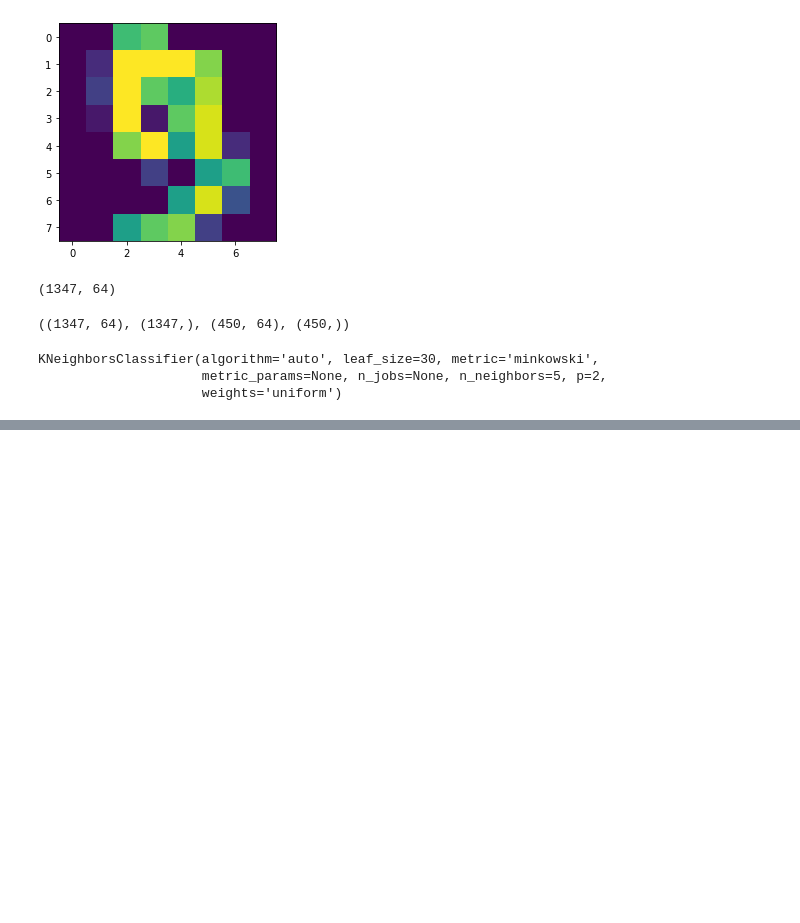
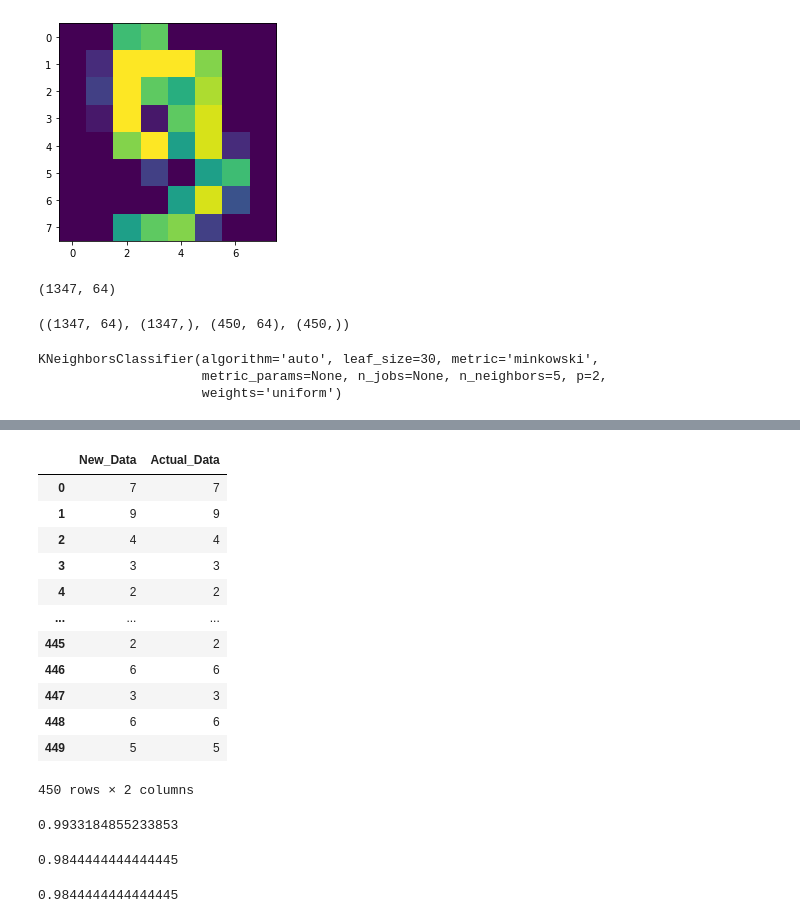
Before and after one commit to ajaykasturi/Data-Sets-For-Machine-Learnig-and-Data-Science, a Jupyter notebook: Untitled2.ipynb, the cells around one changed output, grey strips where cells are left out. Drawn from its saved outputs; the diff is of its cells as text; code cells hidden in the pictures; blank space fills up the shorter version.

```diff
--- a/Untitled2.ipynb
+++ b/Untitled2.ipynb
@@ -96,0 +92,3 @@ KNeighborsClassifier(algorithm='auto', leaf_size=30, metric='minkowski',
+# %%
+New=clf.predict(X_test)
+New
@@ -96,0 +113,26 @@ KNeighborsClassifier(algorithm='auto', leaf_size=30, metric='minkowski',
+# %%
+import pandas as pd
+pd.DataFrame({'New_Data':New,
+             "Actual_Data":Y_test})
+# %% [output]
+|  | New_Data | Actual_Data |
+| 0 | 7 | 7 |
+| 1 | 9 | 9 |
+| 2 | 4 | 4 |
+| 3 | 3 | 3 |
+| 4 | 2 | 2 |
+| ... | ... | ... |
+| 445 | 2 | 2 |
+| 446 | 6 | 6 |
+| 447 | 3 | 3 |
+| 448 | 6 | 6 |
+| 449 | 5 | 5 |
+450 rows × 2 columns
+# %%
+clf.score(X_train,Y_train)
+# %% [output]
+0.9933184855233853
+# %%
+clf.score(X_test,Y_test)
+# %% [output]
+0.9844444444444445
@@ -96,0 +141,4 @@ KNeighborsClassifier(algorithm='auto', leaf_size=30, metric='minkowski',
+# %%
+accuracy_score(Y_test,New)
+# %% [output]
+0.9844444444444445
```
Also changed, not shown: parts of 7 cells of this notebook.
